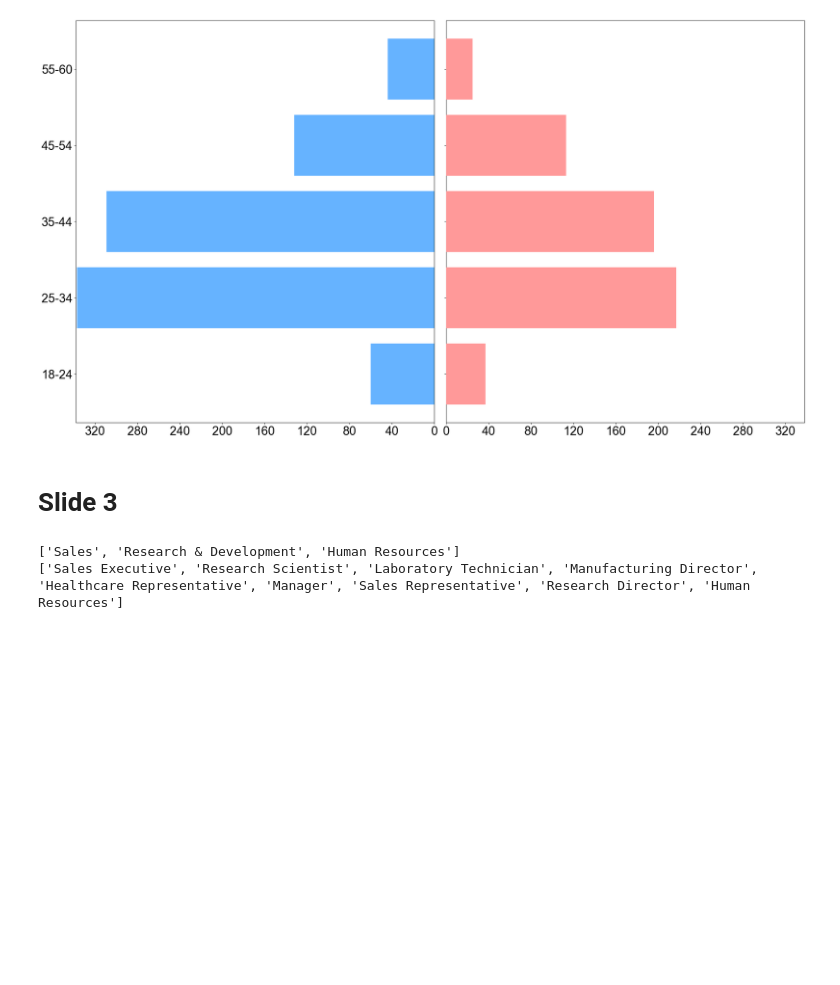
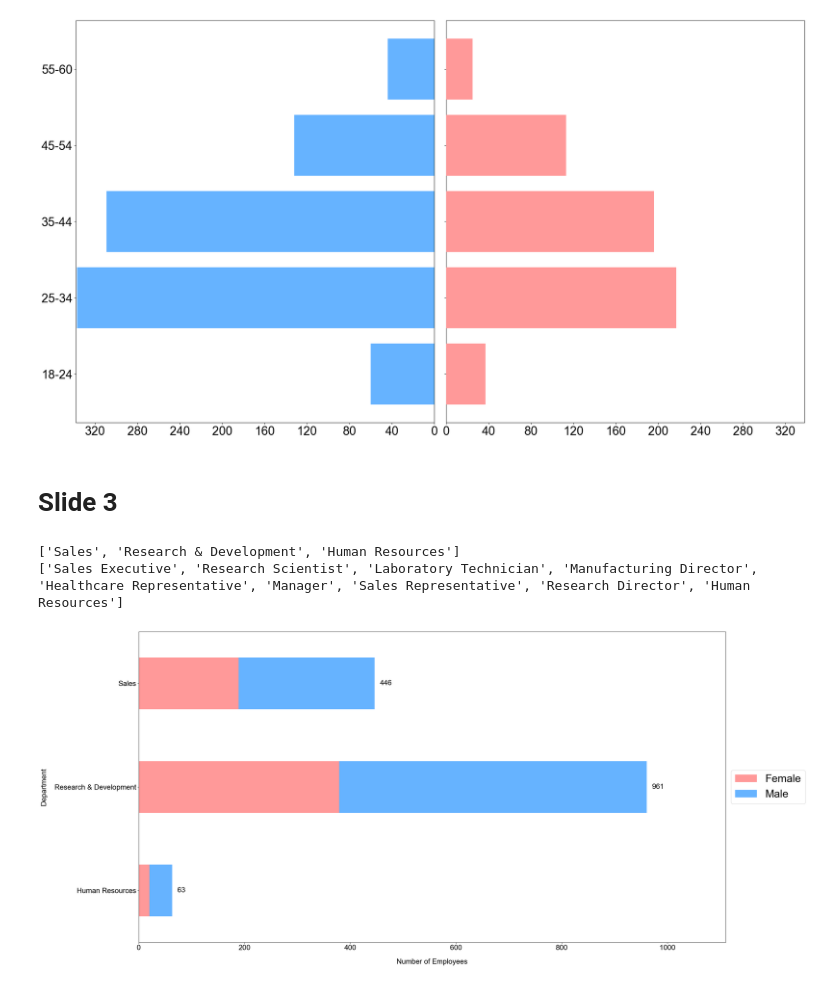
Before and after one commit to HiIamInfi/ibm-hr-data-challenge, a Jupyter notebook: src/visuals.ipynb, the cells around one changed output. Drawn from its saved outputs; the diff is of its cells as text; code cells hidden in the pictures; blank space fills up the shorter version.

Commit message:
added stacked bar chart for slide 3

```diff
--- a/src/visuals.ipynb
+++ b/src/visuals.ipynb
@@ -87,6 +87,41 @@ plt.savefig('reports/population_pyramid_subset.png', dpi=RESOLUTION)
 # Slide 3
 # %%
 print(str(ibm_df['Department'].unique().tolist()) + "\n" + str(ibm_df['JobRole'].unique().tolist()))
+
+primary_category = 'Department'
+stacked_category = 'Gender'
+
+data_to_plot = pd.crosstab(ibm_df[primary_category], ibm_df[stacked_category])
+
+ax = data_to_plot.plot(kind='barh',
+                       stacked=True,
+                       figsize=(29.89, 13.21),
+                       color=[COLOR_FEMALE, COLOR_MALE])
+
+ax.set_title('')
+
+ax.set_xlabel('Number of Employees', fontsize=DESCRIPTION_FONTSIZE, labelpad=20)
+ax.set_ylabel('Department', fontsize=DESCRIPTION_FONTSIZE, labelpad=20)
+
+plt.xticks(fontsize=DESCRIPTION_FONTSIZE)
+plt.yticks(rotation=0, fontsize=DESCRIPTION_FONTSIZE)
+
+ax.legend(loc='center left', bbox_to_anchor=(1, 0.5), fontsize=DESCRIPTION_FONTSIZE+10)
+
+totals = data_to_plot.sum(axis=1)
+offset = ax.get_xlim()[1] * 0.01
+
+for i, total in enumerate(totals):
+    # The 'total + (total*0.01)' part adds a small gap after the bar.
+    ax.text(total + offset, i, str(total),
+            va='center', fontsize=DESCRIPTION_FONTSIZE)
+
+ax.set_xlim(right=ax.get_xlim()[1] * 1.1)
+
+plt.tight_layout()
+
+plt.savefig('reports/department_stacked_barh.png', dpi=RESOLUTION)
 # %% [output]
 ['Sales', 'Research & Development', 'Human Resources']
 ['Sales Executive', 'Research Scientist', 'Laboratory Technician', 'Manufacturing Director', 'Healthcare Representative', 'Manager', 'Sales Representative', 'Research Director', 'Human Resources']
+[figure, added]
```
Also changed, not shown: 2 other files.
